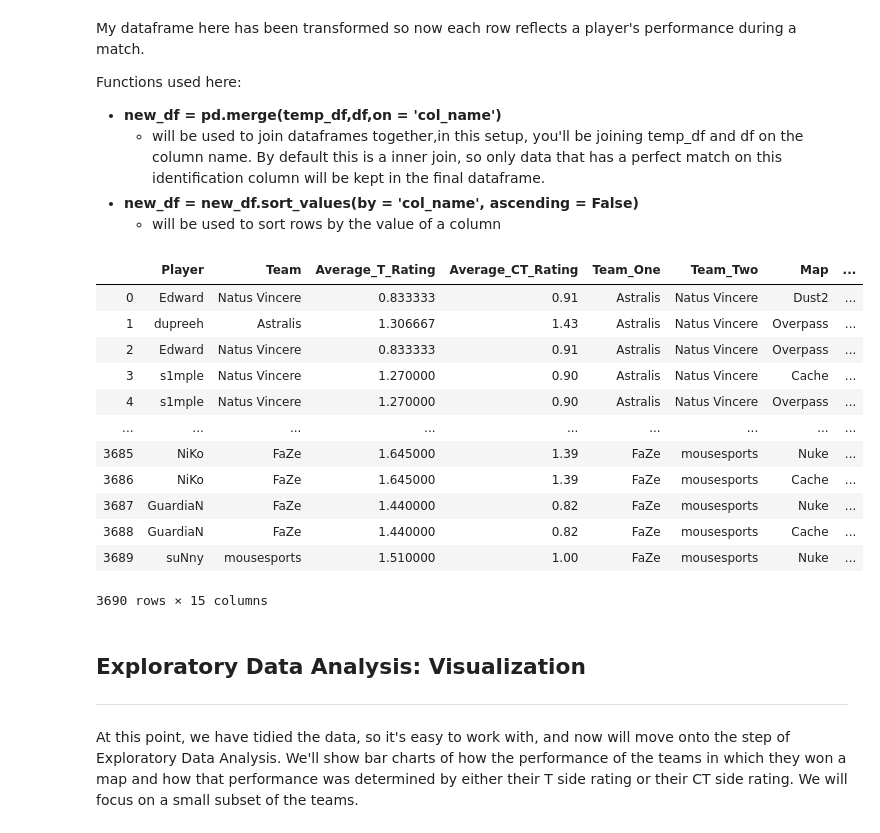
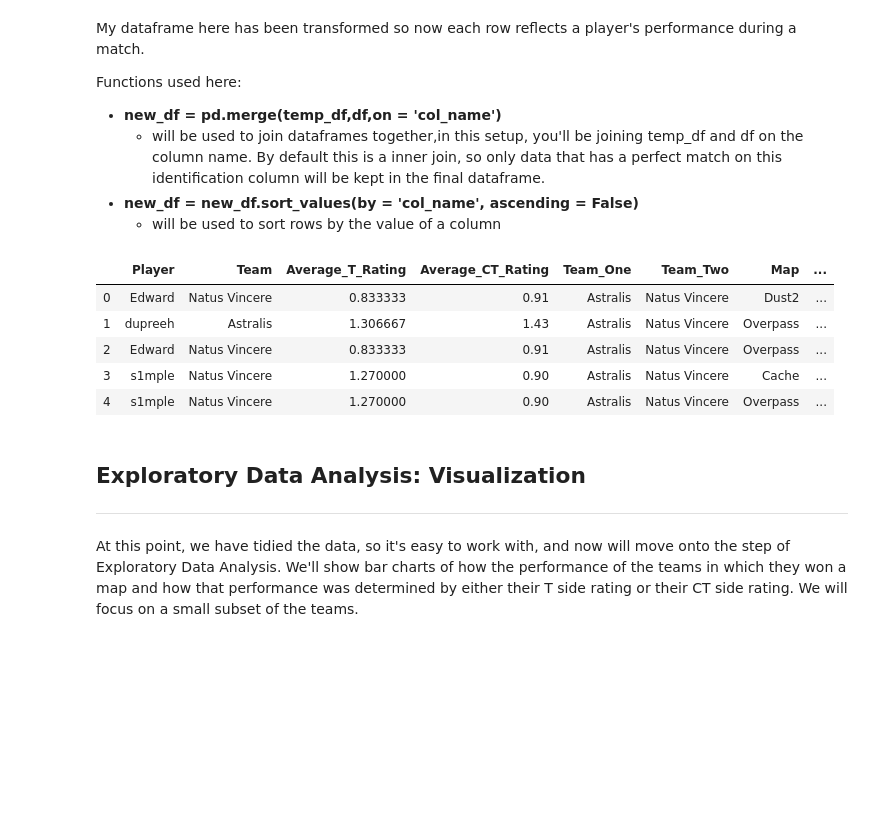
Before and after one commit to richchen11/richchen11.github.io, a Jupyter notebook: CMSC320RichardChen.ipynb, the cells around one changed output. Cells and saved outputs as stored; diff of their text form; code cells hidden in the pictures; blank space fills up the shorter version.

Commit message:
fix dataframe display

```diff
--- a/CMSC320RichardChen.ipynb
+++ b/CMSC320RichardChen.ipynb
@@ -164,25 +150,18 @@ Functions used here:
 # %%
 # creating a new dataframe by merging
 new_df = pd.merge(player_df,df,on = 'match_id')
 new_df = new_df.sort_values(by = 'match_id', ascending = False)
 new_df = new_df.reset_index(drop = True)
 new_df = new_df.drop('match_id',1)
 new_df = new_df.drop('Year',1)
-new_df
+new_df.head()
 # %% [output]
 |  | Player | Team | Average_T_Rating | Average_CT_Rating | Team_One | Team_Two | Map | ... |
 | 0 | Edward | Natus Vincere | 0.833333 | 0.91 | Astralis | Natus Vincere | Dust2 | ... |
 | 1 | dupreeh | Astralis | 1.306667 | 1.43 | Astralis | Natus Vincere | Overpass | ... |
 | 2 | Edward | Natus Vincere | 0.833333 | 0.91 | Astralis | Natus Vincere | Overpass | ... |
 | 3 | s1mple | Natus Vincere | 1.270000 | 0.90 | Astralis | Natus Vincere | Cache | ... |
 | 4 | s1mple | Natus Vincere | 1.270000 | 0.90 | Astralis | Natus Vincere | Overpass | ... |
-| ... | ... | ... | ... | ... | ... | ... | ... | ... |
-| 3685 | NiKo | FaZe | 1.645000 | 1.39 | FaZe | mousesports | Nuke | ... |
-| 3686 | NiKo | FaZe | 1.645000 | 1.39 | FaZe | mousesports | Cache | ... |
-| 3687 | GuardiaN | FaZe | 1.440000 | 0.82 | FaZe | mousesports | Nuke | ... |
-| 3688 | GuardiaN | FaZe | 1.440000 | 0.82 | FaZe | mousesports | Cache | ... |
-| 3689 | suNny | mousesports | 1.510000 | 1.00 | FaZe | mousesports | Nuke | ... |
-3690 rows × 15 columns
 # %% [markdown]
 ## Exploratory Data Analysis: Visualization
 ___
```
Also changed, not shown: parts of 3 cells of this notebook, 1 other file.
